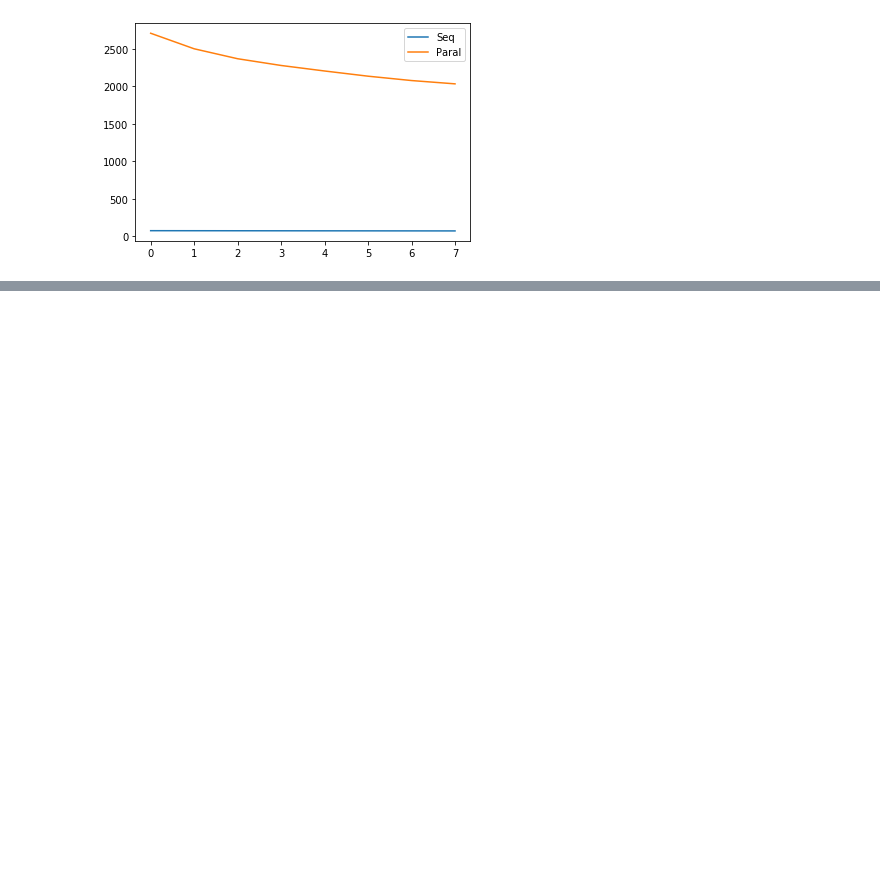
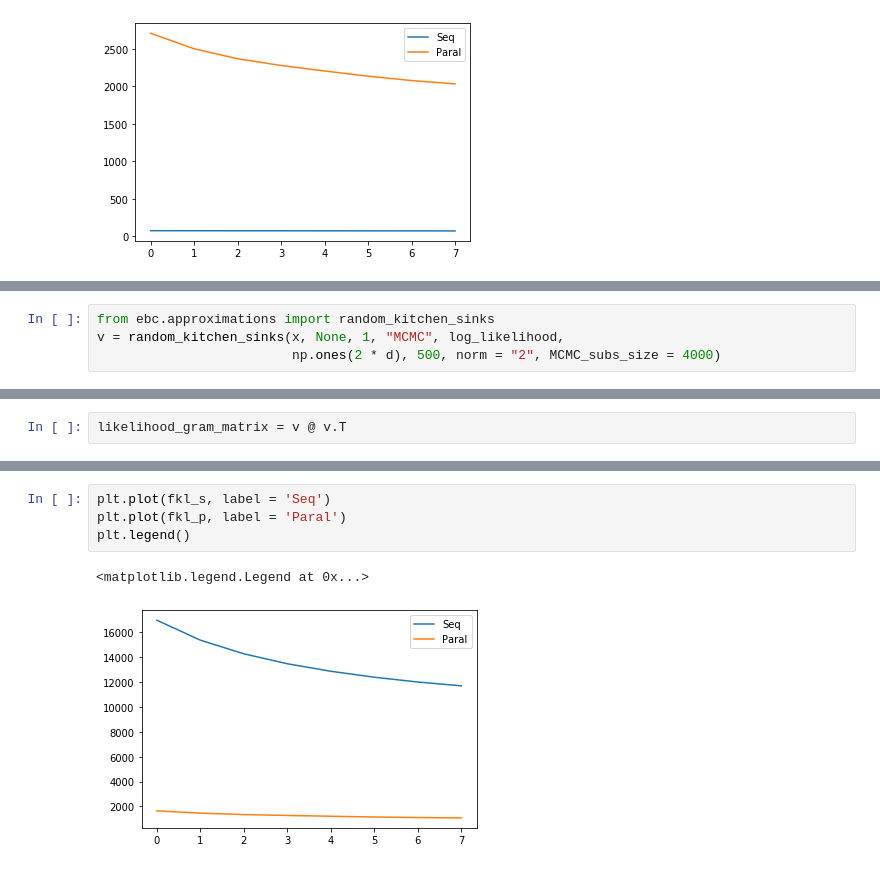
Before and after one commit to stat-ml/efficient_bayesian_coresets, a Jupyter notebook: parallel_experiments.ipynb, the cells around one changed output, grey strips where cells are left out. Cells and saved outputs as stored; diff of their text form; blank space fills up the shorter version.

```diff
--- a/parallel_experiments.ipynb
+++ b/parallel_experiments.ipynb
@@ -391,0 +410,4 @@ plt.legend()
+# %%
+from ebc.approximations import random_kitchen_sinks
+v = random_kitchen_sinks(x, None, 1, "MCMC", log_likelihood,
+                         np.ones(2 * d), 500, norm = "2", MCMC_subs_size = 4000)
@@ -391,0 +418,2 @@ plt.legend()
+# %%
+likelihood_gram_matrix = v @ v.T
@@ -391,0 +485,7 @@ plt.legend()
+# %%
+plt.plot(fkl_s, label = 'Seq')
+plt.plot(fkl_p, label = 'Paral')
+plt.legend()
+# %% [output]
+<matplotlib.legend.Legend at 0x...>
+[figure, added]
```
Also changed, not shown: parts of 9 cells of this notebook, 9 other files.
